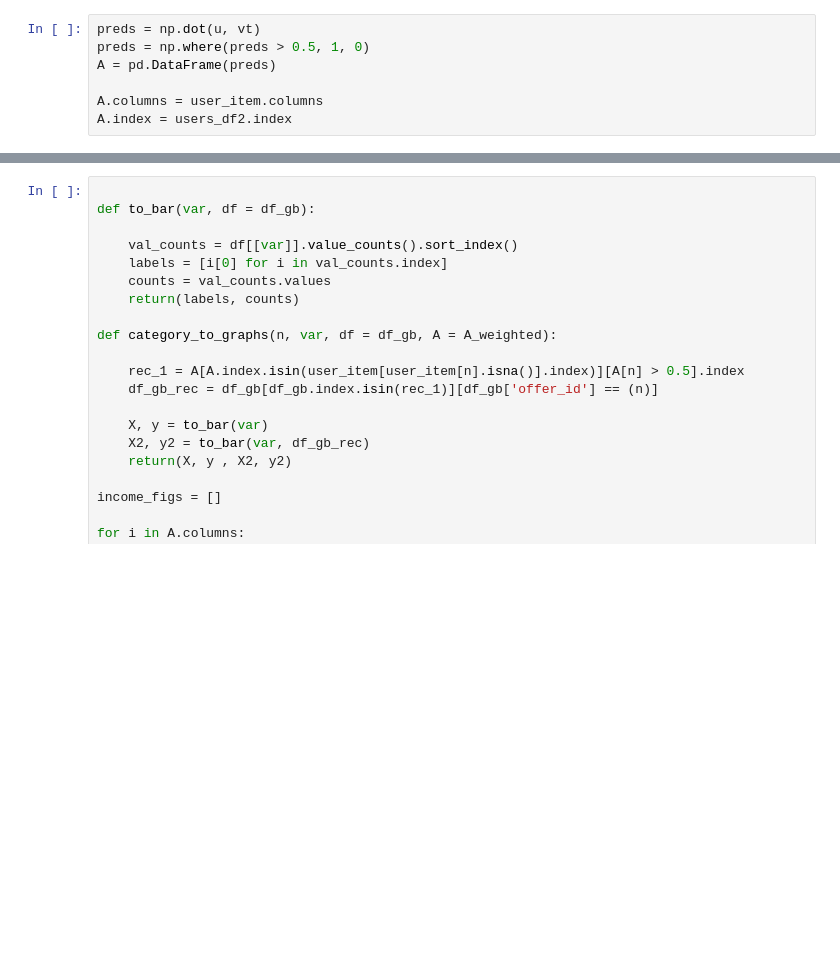
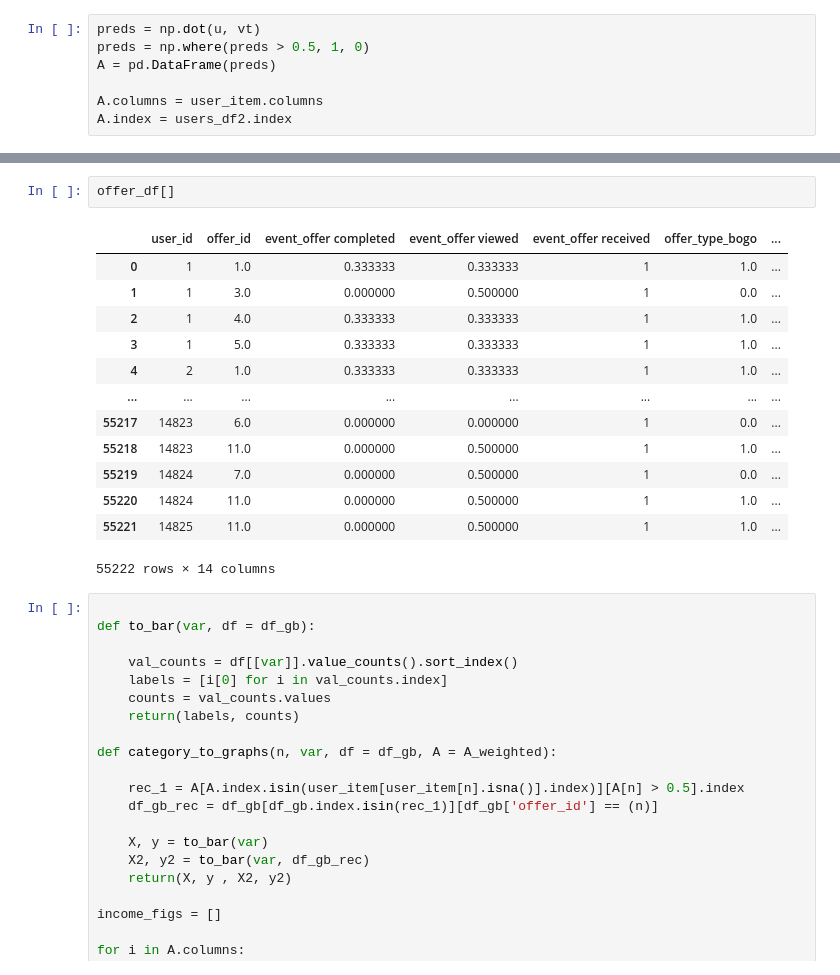
Before and after one commit to madkehl/Capstone, a Jupyter notebook: Starbucks Capstone .ipynb, the cells around one changed output, grey strips where cells are left out. Saved outputs shown, nothing was run; the diff lists cells and outputs as text; blank space fills up the shorter version.

```diff
--- a/Starbucks Capstone .ipynb
+++ b/Starbucks Capstone .ipynb
@@ -1007,3 +985,19 @@ Float64Index([1.0, 3.0, 4.0, 5.0, 6.0, 7.0, 8.0, 9.0, 10.0, 11.0], dtype='float6
+# %%
+offer_df[]
+# %% [output]
+|  | user_id | offer_id | event_offer completed | event_offer viewed | event_offer received | offer_type_bogo | ... |
+| 0 | 1 | 1.0 | 0.333333 | 0.333333 | 1 | 1.0 | ... |
+| 1 | 1 | 3.0 | 0.000000 | 0.500000 | 1 | 0.0 | ... |
+| 2 | 1 | 4.0 | 0.333333 | 0.333333 | 1 | 1.0 | ... |
+| 3 | 1 | 5.0 | 0.333333 | 0.333333 | 1 | 1.0 | ... |
+| 4 | 2 | 1.0 | 0.333333 | 0.333333 | 1 | 1.0 | ... |
+| ... | ... | ... | ... | ... | ... | ... | ... |
+| 55217 | 14823 | 6.0 | 0.000000 | 0.000000 | 1 | 0.0 | ... |
+| 55218 | 14823 | 11.0 | 0.000000 | 0.500000 | 1 | 1.0 | ... |
+| 55219 | 14824 | 7.0 | 0.000000 | 0.500000 | 1 | 0.0 | ... |
+| 55220 | 14824 | 11.0 | 0.000000 | 0.500000 | 1 | 1.0 | ... |
+| 55221 | 14825 | 11.0 | 0.000000 | 0.500000 | 1 | 1.0 | ... |
+55222 rows × 14 columns
 # %%
 
 def to_bar(var, df = df_gb):
```
Also changed, not shown: parts of 29 cells of this notebook.
